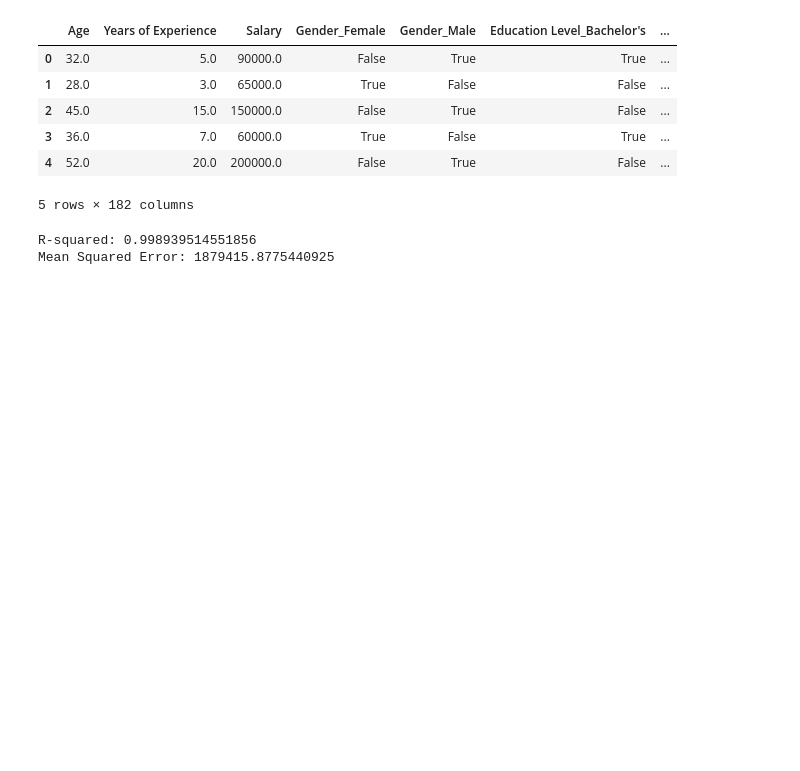
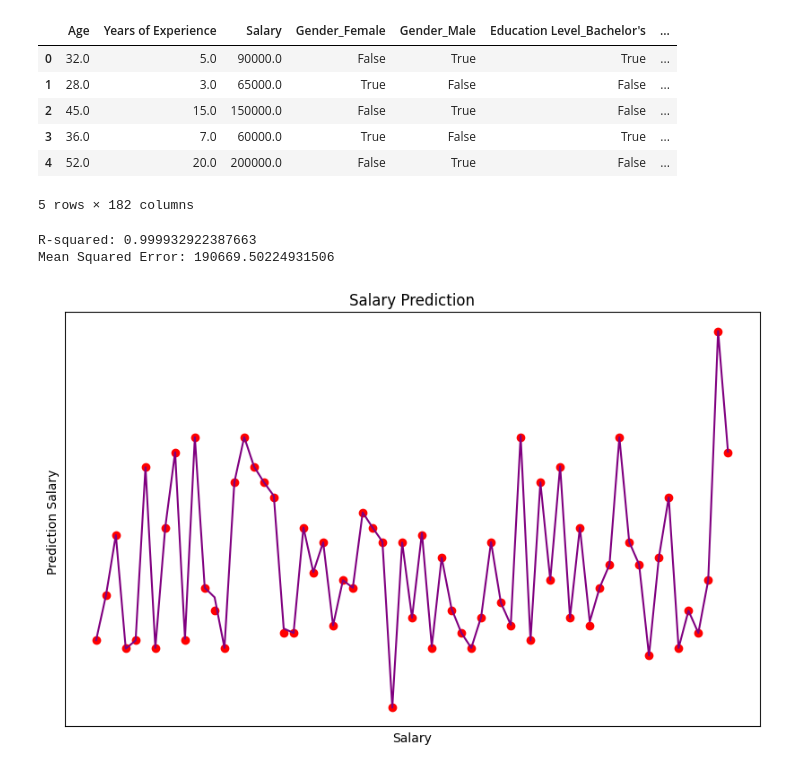
Before and after one commit to Danalmestadi/-T5-SalaryPredictionExercise, a Jupyter notebook: SalaryPredection.ipynb, the cells around one changed output. Cells and saved outputs as stored; diff of their text form; code cells hidden in the pictures; blank space fills up the shorter version.

```diff
--- a/SalaryPredection.ipynb
+++ b/SalaryPredection.ipynb
@@ -126,7 +125,7 @@ df.head()
 # %%
 x=df
 y=df['Salary']
-x_train, x_test , y_train , y_test = train_test_split(x , y , test_size=0.25)
+x_train, x_test , y_train , y_test = train_test_split(x , y , test_size=0.20)
 # %%
 
 s=[
@@ -143,5 +142,18 @@ r_squared=r2_score(y_test,y_pred)
 print('R-squared:',r_squared)
 print('Mean Squared Error:',mse)
 # %% [output]
-R-squared: 0.998939514551856
-Mean Squared Error: 1879415.8775440925
+R-squared: 0.999932922387663
+Mean Squared Error: 190669.50224931506
+# %%
+plt.figure(figsize=(10,6))
+plt.scatter(range(len(y_test)),y_test,color='red' )
+plt.plot(range(len(y_pred)),y_pred, color='purple')
+plt.title("Salary Prediction")
+plt.xlabel("Salary")
+plt.ylabel("Prediction Salary ")
+plt.xticks(())
+plt.yticks(())
+
+plt.show()
+# %% [output]
+[figure, added]
```
Also changed, not shown: parts of 2 cells of this notebook.
